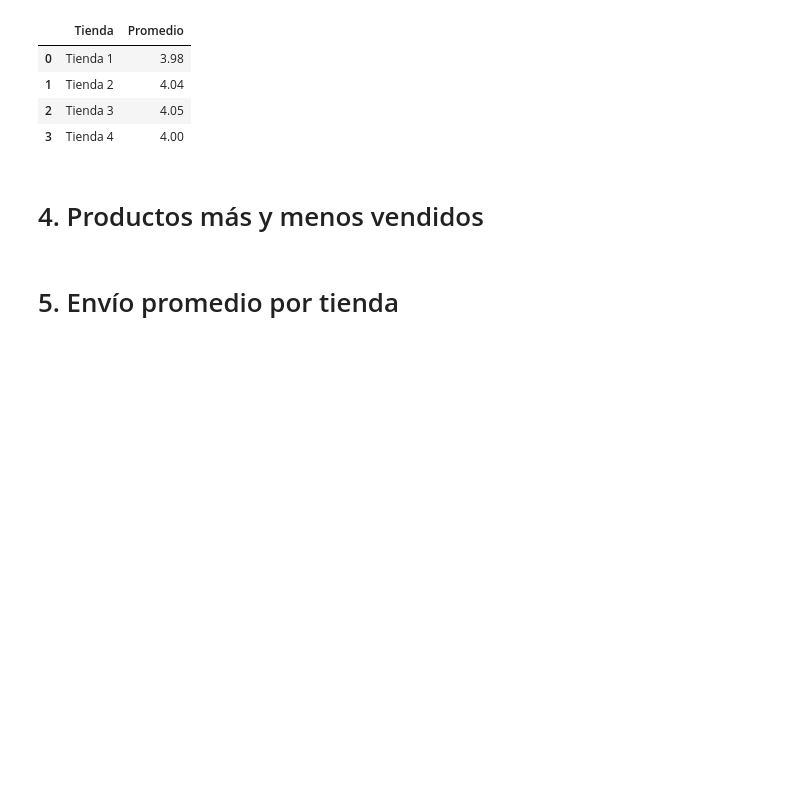
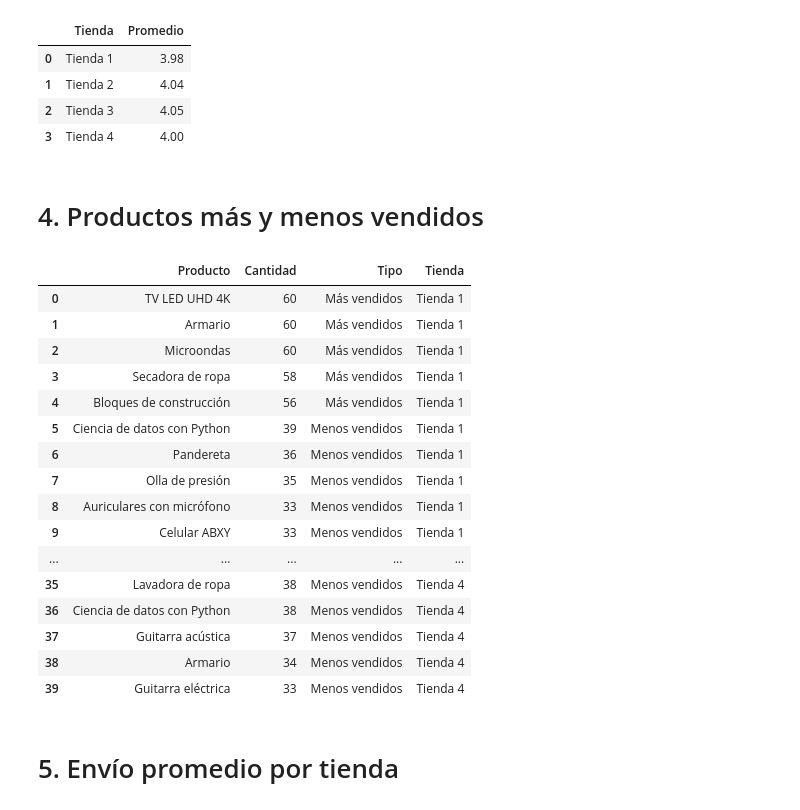
Before and after one commit to WLozanoH/Challenge1-Data-Science-AL, a Jupyter notebook: AluraStoreLatam.ipynb, the cells around one changed output. Saved outputs shown, nothing was run; the diff lists cells and outputs as text; code cells hidden in the pictures; blank space fills up the shorter version.

Commit message:
Productos más y menos vendidos

```diff
--- a/AluraStoreLatam.ipynb
+++ b/AluraStoreLatam.ipynb
@@ -273,5 +273,51 @@ Calificación promedio en Tienda 4: 4.00
 | 3 | Tienda 4 | 4.00 |
 # %% [markdown]
 # 4. Productos más y menos vendidos
+# %%
+# ✅ Definir una función para calcular los productos más y menos vendidos
+
+def productos_top_y_flop(df, nombre_tienda, top_n=5):
+    conteo = df['Producto'].value_counts().reset_index()
+    conteo.columns = ['Producto', 'Cantidad']
+
+    top = conteo.head(top_n).copy()
+    top['Tipo'] = 'Más vendidos'
+    top['Tienda'] = nombre_tienda
+
+    flop = conteo.tail(top_n).copy()
+    flop['Tipo'] = 'Menos vendidos'
+    flop['Tienda'] = nombre_tienda
+
+    return pd.concat([top, flop])
+# %%
+# ✅ Uniendo todos los dataframe de cada tienda en uno solo
+
+lista_productos = [
+    productos_top_y_flop(tienda, "Tienda 1"),
+    productos_top_y_flop(tienda2, "Tienda 2"),
+    productos_top_y_flop(tienda3, "Tienda 3"),
+    productos_top_y_flop(tienda4, "Tienda 4")
+]
+
+df_conteo_productos = pd.concat(lista_productos, ignore_index=True)
+display(df_conteo_productos)
+# %% [output]
+|  | Producto | Cantidad | Tipo | Tienda |
+| 0 | TV LED UHD 4K | 60 | Más vendidos | Tienda 1 |
+| 1 | Armario | 60 | Más vendidos | Tienda 1 |
+| 2 | Microondas | 60 | Más vendidos | Tienda 1 |
+| 3 | Secadora de ropa | 58 | Más vendidos | Tienda 1 |
+| 4 | Bloques de construcción | 56 | Más vendidos | Tienda 1 |
+| 5 | Ciencia de datos con Python | 39 | Menos vendidos | Tienda 1 |
+| 6 | Pandereta | 36 | Menos vendidos | Tienda 1 |
+| 7 | Olla de presión | 35 | Menos vendidos | Tienda 1 |
+| 8 | Auriculares con micrófono | 33 | Menos vendidos | Tienda 1 |
+| 9 | Celular ABXY | 33 | Menos vendidos | Tienda 1 |
+| ... | ... | ... | ... | ... |
+| 35 | Lavadora de ropa | 38 | Menos vendidos | Tienda 4 |
+| 36 | Ciencia de datos con Python | 38 | Menos vendidos | Tienda 4 |
+| 37 | Guitarra acústica | 37 | Menos vendidos | Tienda 4 |
+| 38 | Armario | 34 | Menos vendidos | Tienda 4 |
+| 39 | Guitarra eléctrica | 33 | Menos vendidos | Tienda 4 |
 # %% [markdown]
 # 5. Envío promedio por tienda
```
